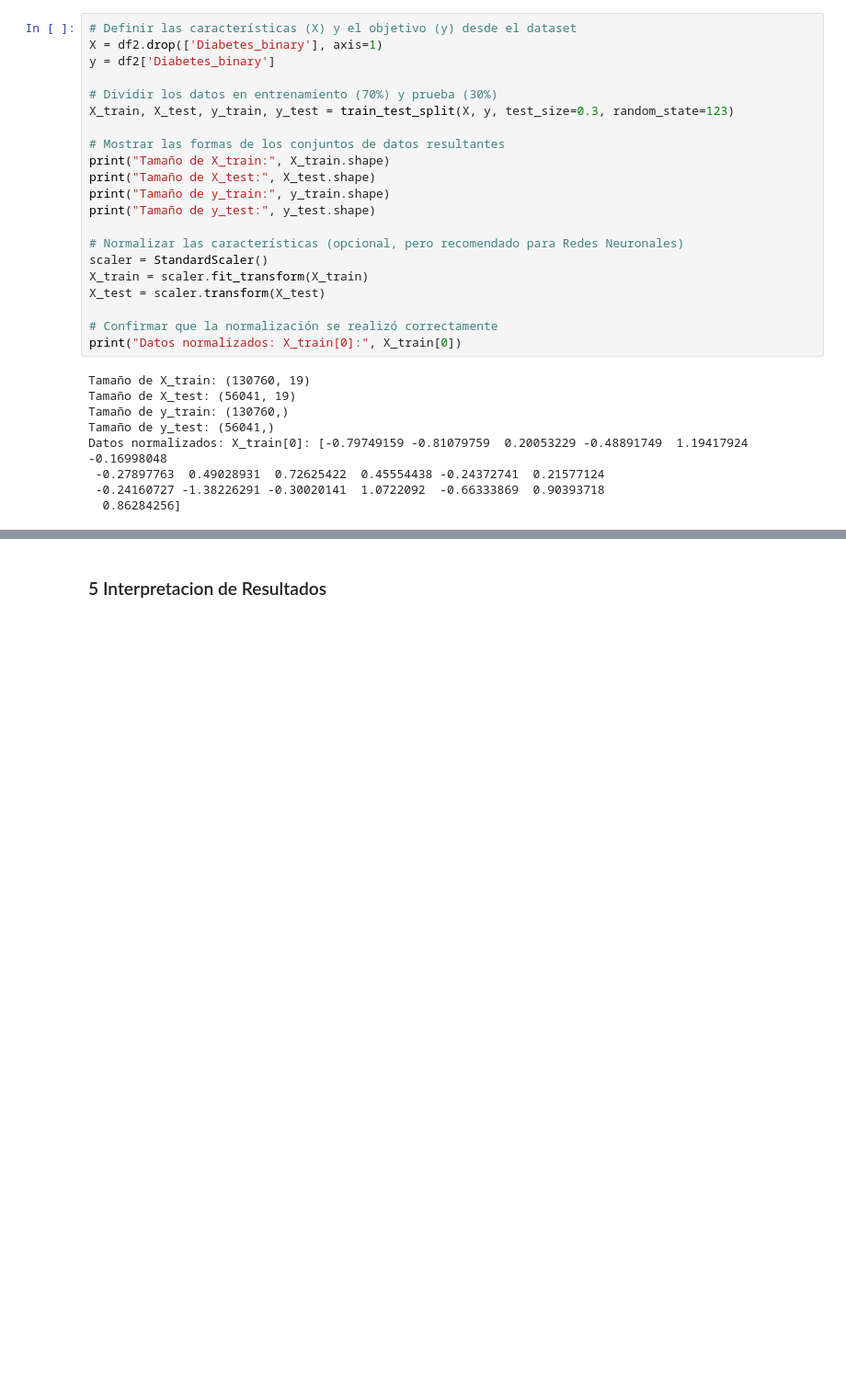
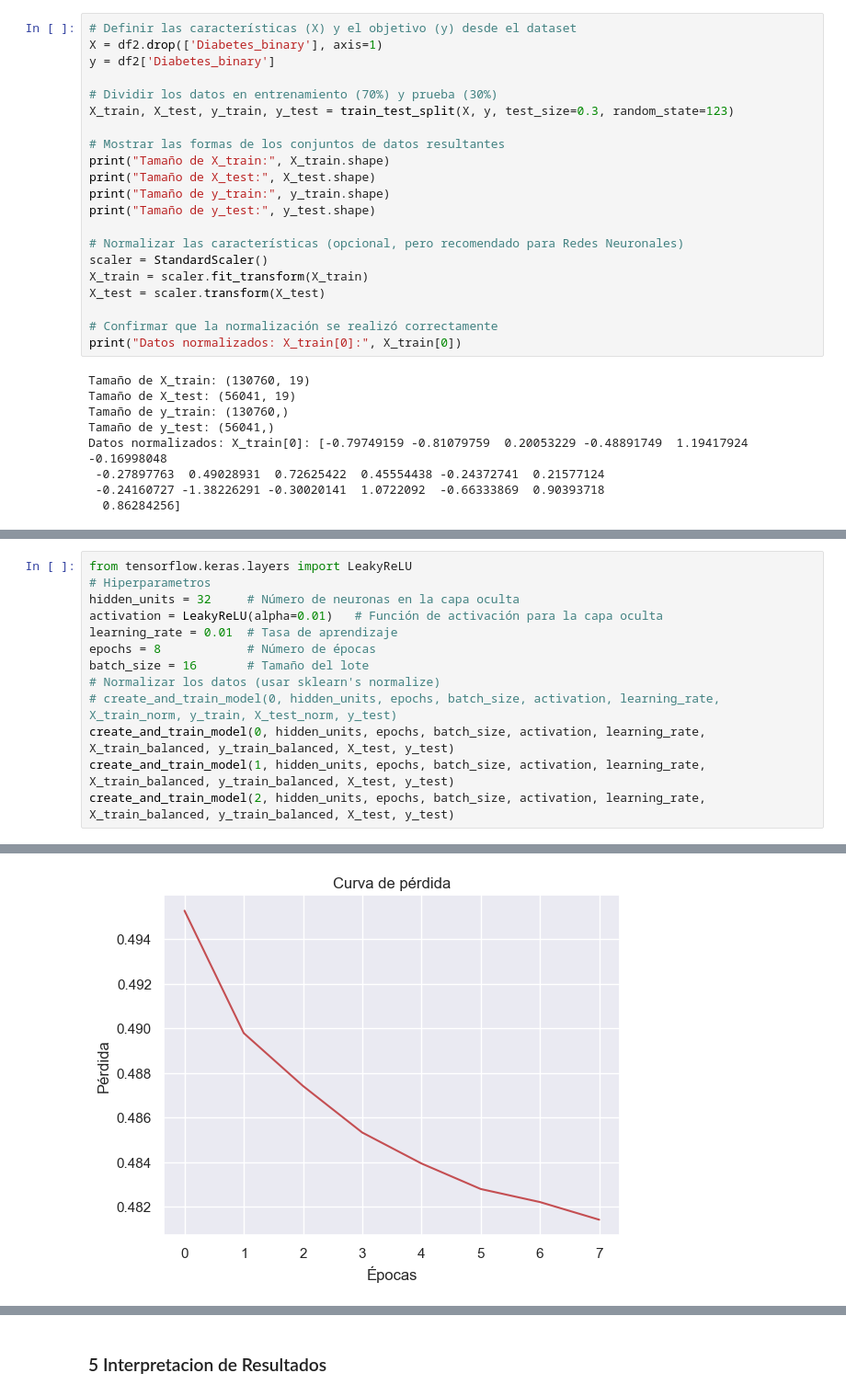
Before and after one commit to Gaddran/Tarea4MachineLearning, a Jupyter notebook: notebooks/Tarea1MLA.ipynb, the cells around one changed output, grey strips where cells are left out. Shown at 92% size. Saved outputs shown, nothing was run; the diff lists cells and outputs as text; blank space fills up the shorter version.

```diff
--- a/notebooks/Tarea1MLA.ipynb
+++ b/notebooks/Tarea1MLA.ipynb
@@ -565,0 +669,14 @@ Distribución después de SMOTE: {False: 116460, True: 116460}
+# %%
+from tensorflow.keras.layers import LeakyReLU
+# Hiperparametros
+hidden_units = 32     # Número de neuronas en la capa oculta
+activation = LeakyReLU(alpha=0.01)   # Función de activación para la capa oculta
+learning_rate = 0.01  # Tasa de aprendizaje
+epochs = 8            # Número de épocas
+batch_size = 16       # Tamaño del lote
+# Normalizar los datos (usar sklearn's normalize)
+# create_and_train_model(0, hidden_units, epochs, batch_size, activation, learning_rate, X_train_norm, y_train, X_test_norm, y_test)
+create_and_train_model(0, hidden_units, epochs, batch_size, activation, learning_rate, X_train_balanced, y_train_balanced, X_test, y_test)
+create_and_train_model(1, hidden_units, epochs, batch_size, activation, learning_rate, X_train_balanced, y_train_balanced, X_test, y_test)
+create_and_train_model(2, hidden_units, epochs, batch_size, activation, learning_rate, X_train_balanced, y_train_balanced, X_test, y_test)
+# %% [output]
@@ -565,0 +703 @@ Distribución después de SMOTE: {False: 116460, True: 116460}
+[figure, added]
```
Also changed, not shown: parts of 12 cells of this notebook, 1 other file.
